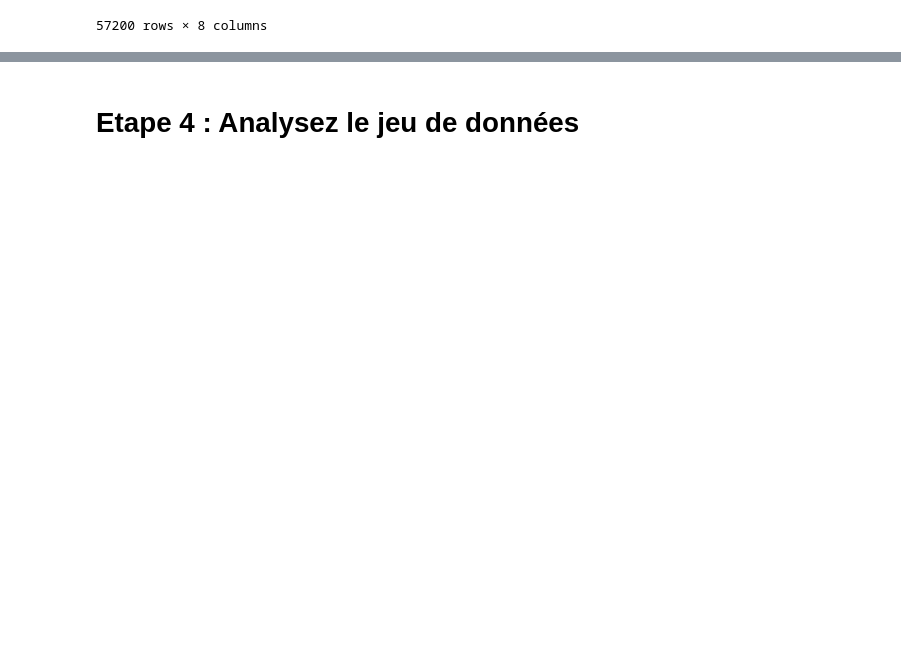
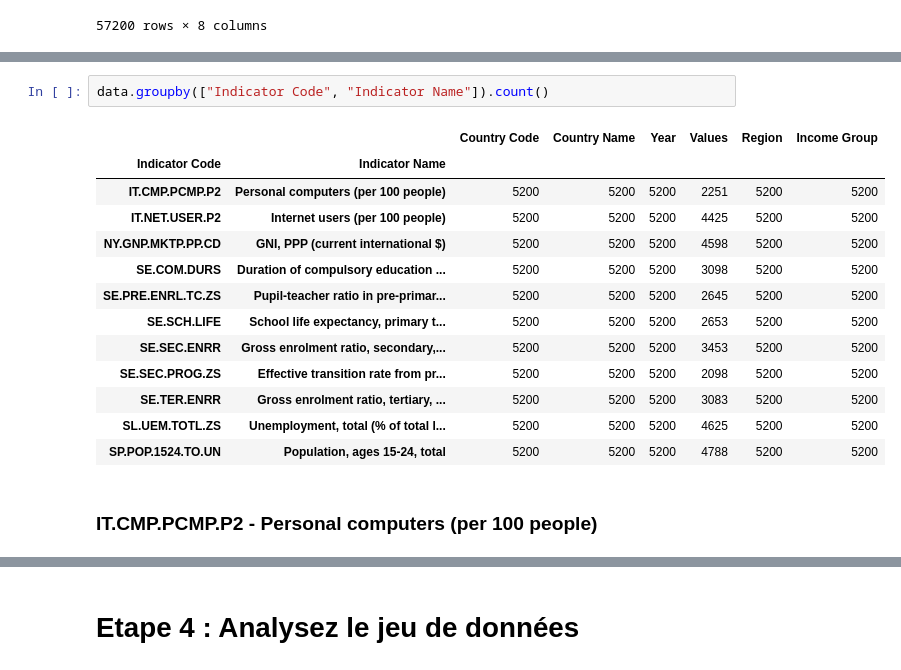
Before and after one commit to lalende/OpenClassRooms-Certification-Data-Scientist, a Jupyter notebook: Projet 2 - Analysez des données de systèmes éducatifs/Projet 2.ipynb, the cells around one changed output, grey strips where cells are left out. Saved outputs shown, nothing was run; the diff lists cells and outputs as text; blank space fills up the shorter version.

```diff
--- a/Projet 2 - Analysez des données de systèmes éducatifs/Projet 2.ipynb
+++ b/Projet 2 - Analysez des données de systèmes éducatifs/Projet 2.ipynb
@@ -1175,0 +1188,18 @@ data
+# %%
+data.groupby(["Indicator Code", "Indicator Name"]).count()
+# %% [output]
+|  |  | Country Code | Country Name | Year | Values | Region | Income Group |
+| Indicator Code | Indicator Name |  |  |  |  |  |  |
+| IT.CMP.PCMP.P2 | Personal computers (per 100 people) | 5200 | 5200 | 5200 | 2251 | 5200 | 5200 |
+| IT.NET.USER.P2 | Internet users (per 100 people) | 5200 | 5200 | 5200 | 4425 | 5200 | 5200 |
+| NY.GNP.MKTP.PP.CD | GNI, PPP (current international $) | 5200 | 5200 | 5200 | 4598 | 5200 | 5200 |
+| SE.COM.DURS | Duration of compulsory education ... | 5200 | 5200 | 5200 | 3098 | 5200 | 5200 |
+| SE.PRE.ENRL.TC.ZS | Pupil-teacher ratio in pre-primar... | 5200 | 5200 | 5200 | 2645 | 5200 | 5200 |
+| SE.SCH.LIFE | School life expectancy, primary t... | 5200 | 5200 | 5200 | 2653 | 5200 | 5200 |
+| SE.SEC.ENRR | Gross enrolment ratio, secondary,... | 5200 | 5200 | 5200 | 3453 | 5200 | 5200 |
+| SE.SEC.PROG.ZS | Effective transition rate from pr... | 5200 | 5200 | 5200 | 2098 | 5200 | 5200 |
+| SE.TER.ENRR | Gross enrolment ratio, tertiary, ... | 5200 | 5200 | 5200 | 3083 | 5200 | 5200 |
+| SL.UEM.TOTL.ZS | Unemployment, total (% of total l... | 5200 | 5200 | 5200 | 4625 | 5200 | 5200 |
+| SP.POP.1524.TO.UN | Population, ages 15-24, total | 5200 | 5200 | 5200 | 4788 | 5200 | 5200 |
+# %% [markdown]
+### IT.CMP.PCMP.P2 - Personal computers (per 100 people)
```
Also changed, not shown: parts of 35 cells of this notebook.
